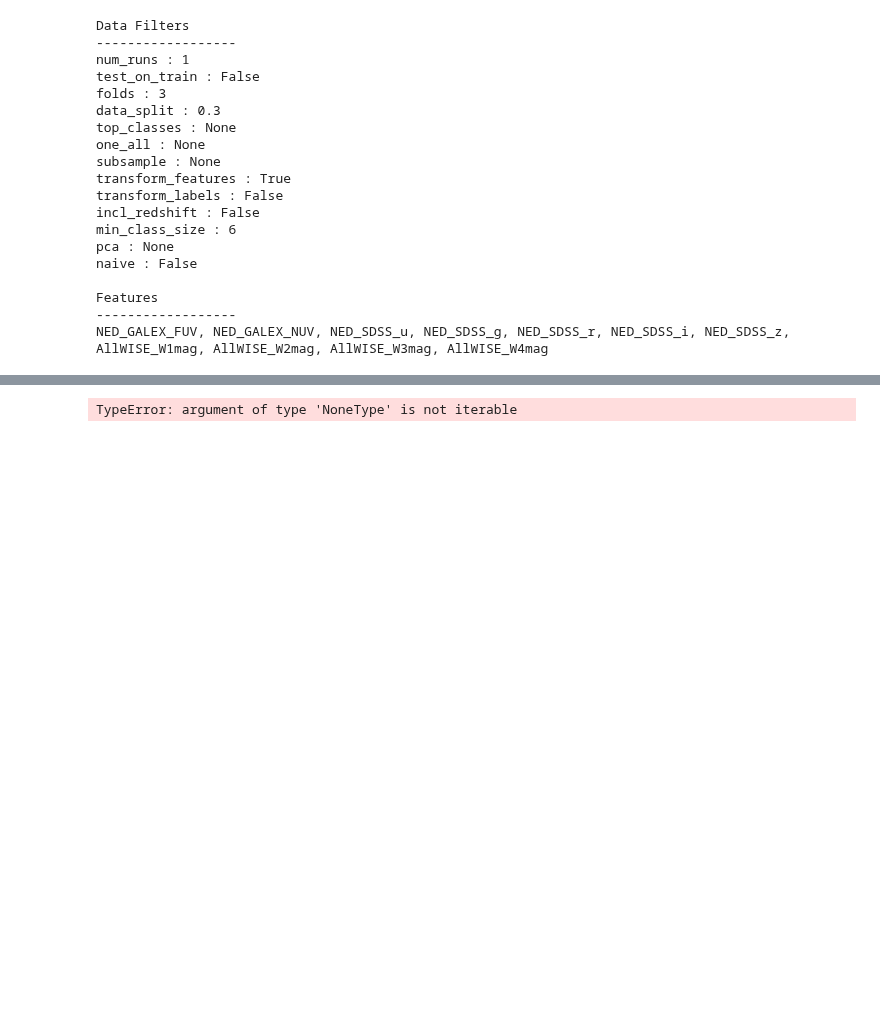
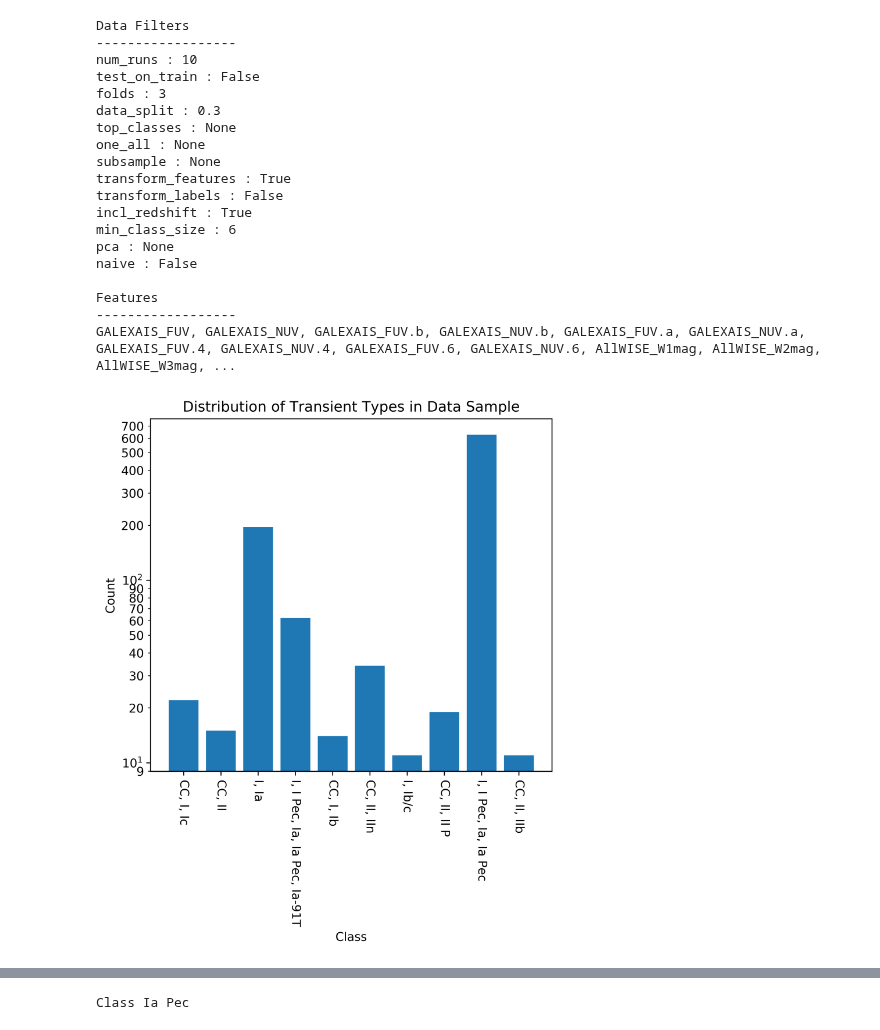
Before and after one commit to marinakiseleva/thex_model, a Jupyter notebook: notebooks/MC K-Tree .ipynb, the cells around one changed output, grey strips where cells are left out. Saved outputs shown, nothing was run; the diff lists cells and outputs as text; code cells hidden in the pictures; blank space fills up the shorter version.

```diff
--- a/notebooks/MC K-Tree .ipynb
+++ b/notebooks/MC K-Tree .ipynb
@@ -72,38 +72,39 @@ tde_cols = ['NED_GALEX_FUV', 'NED_GALEX_NUV',
             'NED_SDSS_u', 'NED_SDSS_g', 'NED_SDSS_r', 'NED_SDSS_i', 'NED_SDSS_z',
             'AllWISE_W1mag', 'AllWISE_W2mag', 'AllWISE_W3mag', 'AllWISE_W4mag']
 ktree = KTreesModel(
-#          cols = cols,
-#          class_labels= ['TDE'],
-         cols = tde_cols,
+         cols = cols,
+#          class_labels= ['Ia'],
+#          cols = tde_cols,
 #          col_matches = ["SDSS", "GALEX", "WISE"],
 #          col_matches = ['Zoo'],
          transform_features = True,
-         incl_redshift = False,
-         num_runs = 1,
+         incl_redshift = True,
+         num_runs = 10,
          min_class_size = 6,
 #          pca = 5,
 #          subsample= 200,
          folds = 3,
 #          top_classes = 3,
          naive = False)
 ktree.run_model()
 # %% [output]
 Data Filters
 ------------------
-num_runs : 1
+num_runs : 10
 test_on_train : False
 folds : 3
 data_split : 0.3
 top_classes : None
 one_all : None
 subsample : None
 transform_features : True
 transform_labels : False
-incl_redshift : False
+incl_redshift : True
 min_class_size : 6
 pca : None
 naive : False
 
 Features
 ------------------
-NED_GALEX_FUV, NED_GALEX_NUV, NED_SDSS_u, NED_SDSS_g, NED_SDSS_r, NED_SDSS_i, NED_SDSS_z, AllWISE_W1mag, AllWISE_W2mag, AllWISE_W3mag, AllWISE_W4mag
+GALEXAIS_FUV, GALEXAIS_NUV, GALEXAIS_FUV.b, GALEXAIS_NUV.b, GALEXAIS_FUV.a, GALEXAIS_NUV.a, GALEXAIS_FUV.4, GALEXAIS_NUV.4, GALEXAIS_FUV.6, GALEXAIS_NUV.6, AllWISE_W1mag, AllWISE_W2mag, AllWISE_W3mag, ...
+[figure, added]
@@ -110 +112 @@ NED_GALEX_FUV, NED_GALEX_NUV, NED_SDSS_u, NED_SDSS_g, NED_SDSS_r, NED_SDSS_i, NE
-TypeError: argument of type 'NoneType' is not iterable
+Class Ia Pec
```
Also changed, not shown: parts of 1 cell of this notebook, 5 other files.
